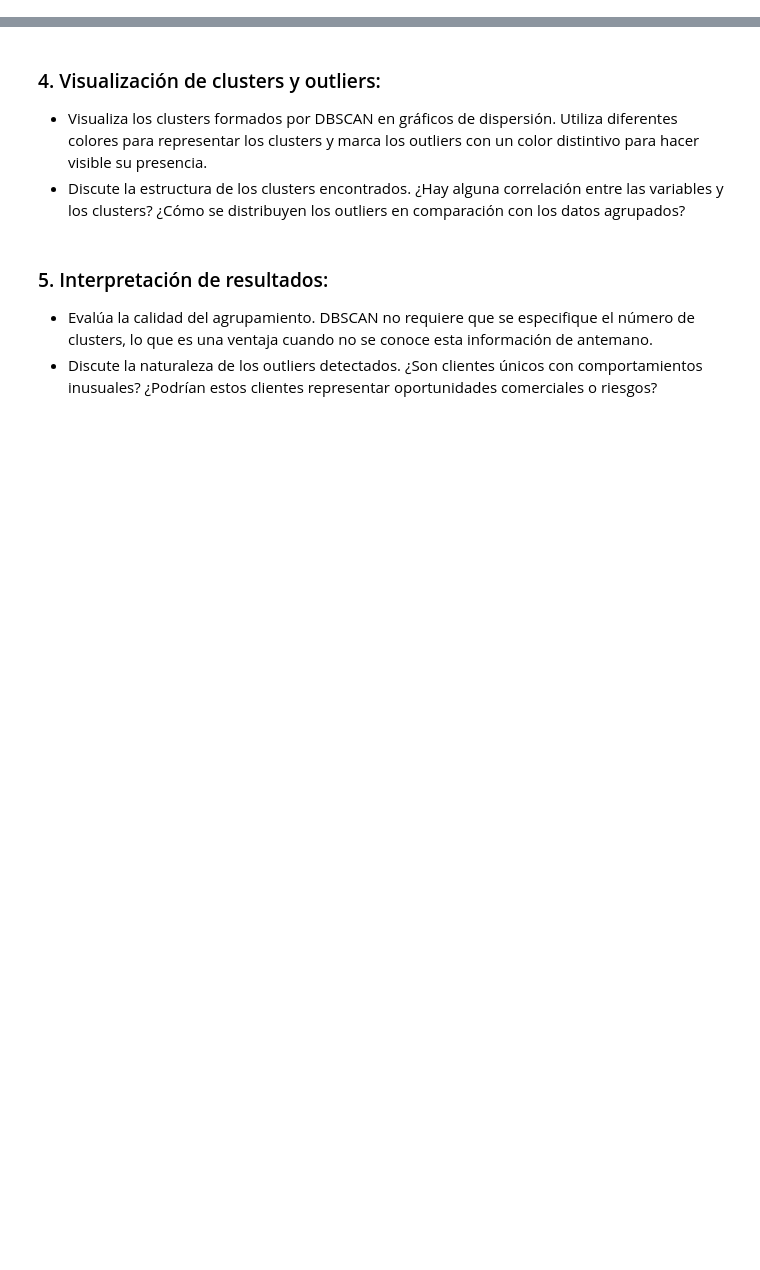
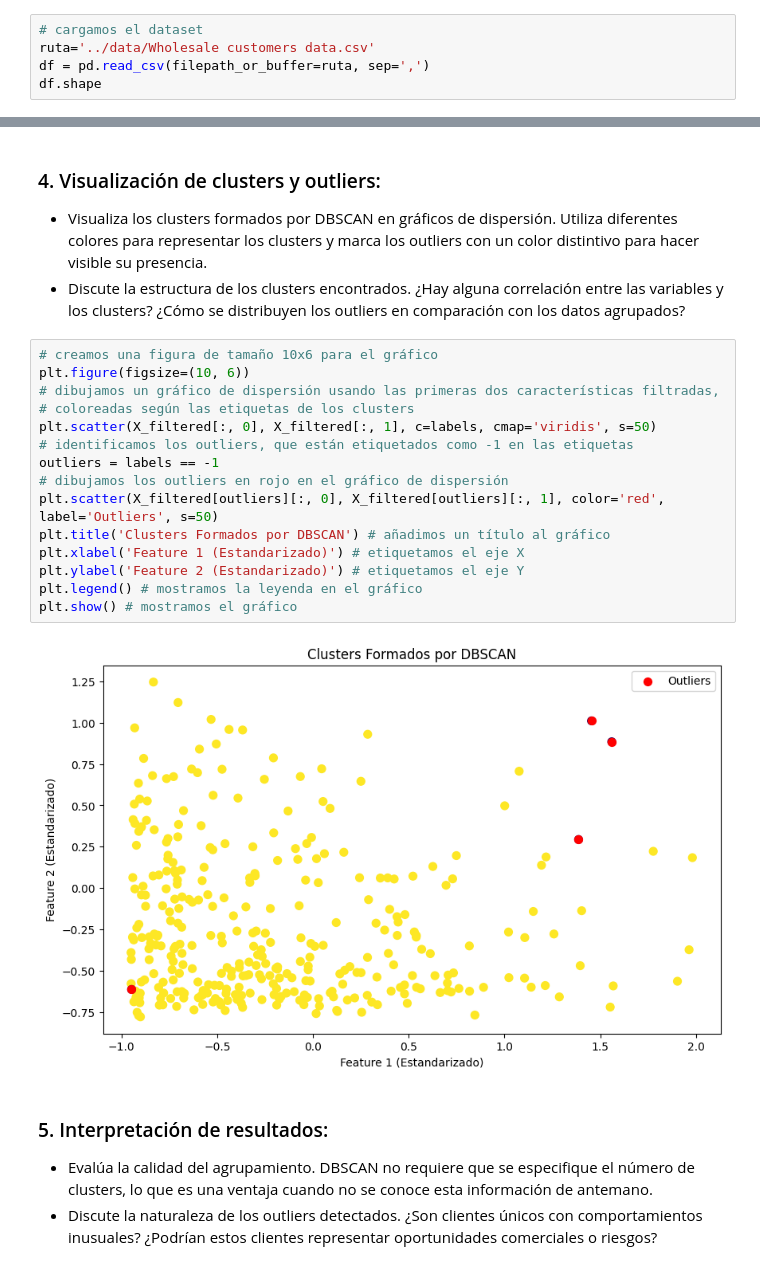
Before and after one commit to CesarVelgo/Advanced_ML, a Jupyter notebook: notebook/core7.ipynb, the cells around one changed output, grey strips where cells are left out. Saved outputs shown, nothing was run; the diff lists cells and outputs as text; blank space fills up the shorter version.

```diff
--- a/notebook/core7.ipynb
+++ b/notebook/core7.ipynb
@@ -13,3 +13,8 @@ from sklearn.cluster import KMeans, DBSCAN
 ### 1. Carga de datos:
   * Descarga y carga el dataset de Kaggle. Realiza una exploración inicial del dataset, identificando las variables que consideras importantes para el agrupamiento.
   * El dataset contiene información sobre diferentes tipos de clientes y su comportamiento de compra, lo que incluye variables como el gasto anual en distintas categorías de productos.
+# %%
+# cargamos el dataset
+ruta='../data/Wholesale customers data.csv'
+df = pd.read_csv(filepath_or_buffer=ruta, sep=',')
+df.shape
@@ -27,6 +173,23 @@ from sklearn.cluster import KMeans, DBSCAN
 ### 4. Visualización de clusters y outliers:
   * Visualiza los clusters formados por DBSCAN en gráficos de dispersión. Utiliza diferentes colores para representar los clusters y marca los outliers con un color distintivo para hacer visible su presencia.
   * Discute la estructura de los clusters encontrados. ¿Hay alguna correlación entre las variables y los clusters? ¿Cómo se distribuyen los outliers en comparación con los datos agrupados?
+# %%
+# creamos una figura de tamaño 10x6 para el gráfico
+plt.figure(figsize=(10, 6))
+# dibujamos un gráfico de dispersión usando las primeras dos características filtradas,
+# coloreadas según las etiquetas de los clusters
+plt.scatter(X_filtered[:, 0], X_filtered[:, 1], c=labels, cmap='viridis', s=50)
+# identificamos los outliers, que están etiquetados como -1 en las etiquetas
+outliers = labels == -1
+# dibujamos los outliers en rojo en el gráfico de dispersión
+plt.scatter(X_filtered[outliers][:, 0], X_filtered[outliers][:, 1], color='red', label='Outliers', s=50)
+plt.title('Clusters Formados por DBSCAN') # añadimos un título al gráfico
+plt.xlabel('Feature 1 (Estandarizado)') # etiquetamos el eje X
+plt.ylabel('Feature 2 (Estandarizado)') # etiquetamos el eje Y
+plt.legend() # mostramos la leyenda en el gráfico
+plt.show() # mostramos el gráfico
+# %% [output]
+[figure, added]
 # %% [markdown]
 ### 5. Interpretación de resultados:
   * Evalúa la calidad del agrupamiento. DBSCAN no requiere que se especifique el número de clusters, lo que es una ventaja cuando no se conoce esta información de antemano.
```
Also changed, not shown: parts of 11 cells of this notebook, 1 other file.
